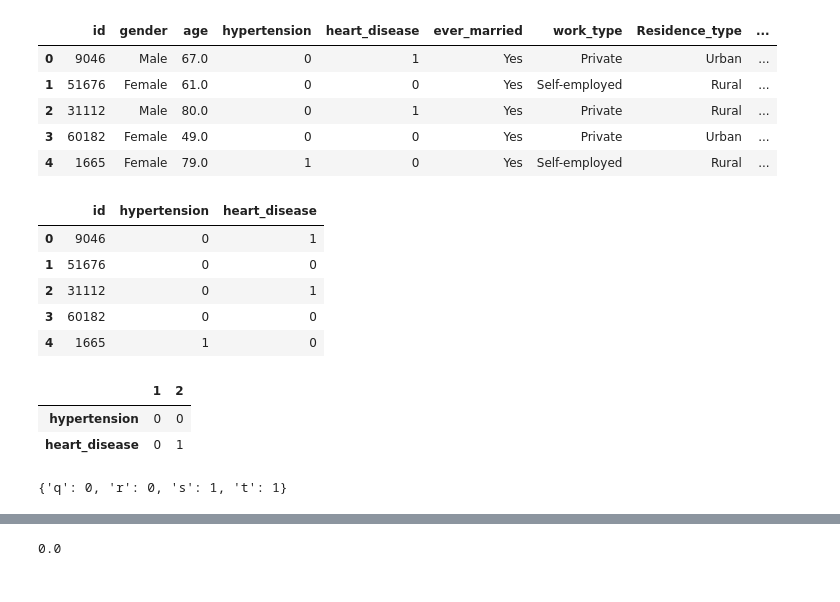
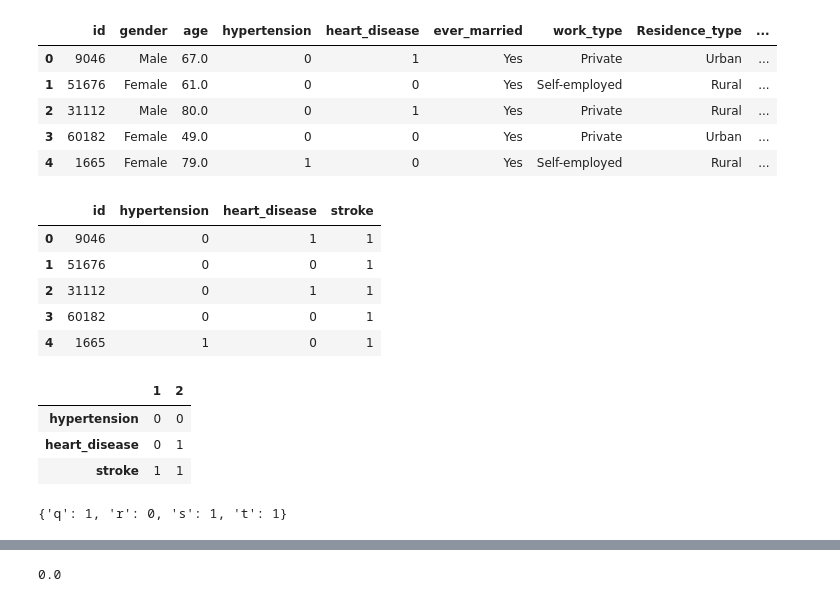
Before and after one commit to niniengC/datamining, a Jupyter notebook: _sources/notebooks.ipynb, the cells around one changed output, grey strips where cells are left out. Saved outputs shown, nothing was run; the diff lists cells and outputs as text; code cells hidden in the pictures.

```diff
--- a/_sources/notebooks.ipynb
+++ b/_sources/notebooks.ipynb
@@ -202,14 +202,14 @@ df.head()
 | 3 | 60182 | Female | 49.0 | 0 | 0 | Yes | Private | Urban | ... |
 | 4 | 1665 | Female | 79.0 | 1 | 0 | Yes | Self-employed | Rural | ... |
 # %%
-df[['id', 'hypertension', 'heart_disease']].head(5)
+df[['id', 'hypertension', 'heart_disease','stroke']].head(5)
 # %% [output]
-|  | id | hypertension | heart_disease |
-| 0 | 9046 | 0 | 1 |
-| 1 | 51676 | 0 | 0 |
-| 2 | 31112 | 0 | 1 |
-| 3 | 60182 | 0 | 0 |
-| 4 | 1665 | 1 | 0 |
+|  | id | hypertension | heart_disease | stroke |
+| 0 | 9046 | 0 | 1 | 1 |
+| 1 | 51676 | 0 | 0 | 1 |
+| 2 | 31112 | 0 | 1 | 1 |
+| 3 | 60182 | 0 | 0 | 1 |
+| 4 | 1665 | 1 | 0 | 1 |
 # %%
 # CONSTAN VARIABLE
 DECREMENT_BY_ONE = 1
@@ -274,17 +274,18 @@ def measure_dissimilarity_binary_value_assymetric_distance(contingency_value):
   return (df)
 # %%
 #df(1,2)
-get_dissimilarity_dataset(df, [1,2], ['hypertension','heart_disease']).T
+get_dissimilarity_dataset(df, [1,2], ['hypertension','heart_disease','stroke']).T
 # %% [output]
 |  | 1 | 2 |
 | hypertension | 0 | 0 |
 | heart_disease | 0 | 1 |
+| stroke | 1 | 1 |
 # %%
-df_1_2 = get_dissimilarity_dataset(df, [1,2], ['hypertension','heart_disease'])
+df_1_2 = get_dissimilarity_dataset(df, [1,2], ['hypertension','heart_disease', 'stroke'])
 c_d_1_2 = count_contingency_value(df_1_2, 1, 2)
 c_d_1_2
 # %% [output]
-{'q': 0, 'r': 0, 's': 1, 't': 1}
+{'q': 1, 'r': 0, 's': 1, 't': 1}
 # %%
 d_1_2 = measure_dissimilarity_binary_value_assymetric_distance(c_d_1_2)
 d_1_2
```
Also changed, not shown: parts of 6 cells of this notebook, 20 other files.
